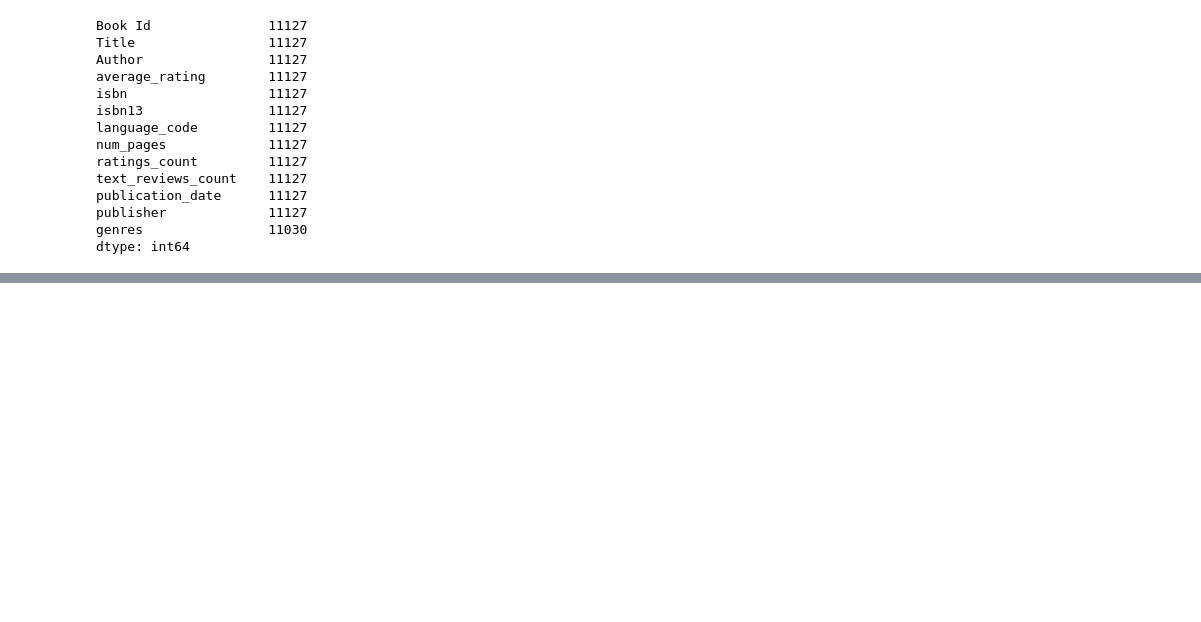
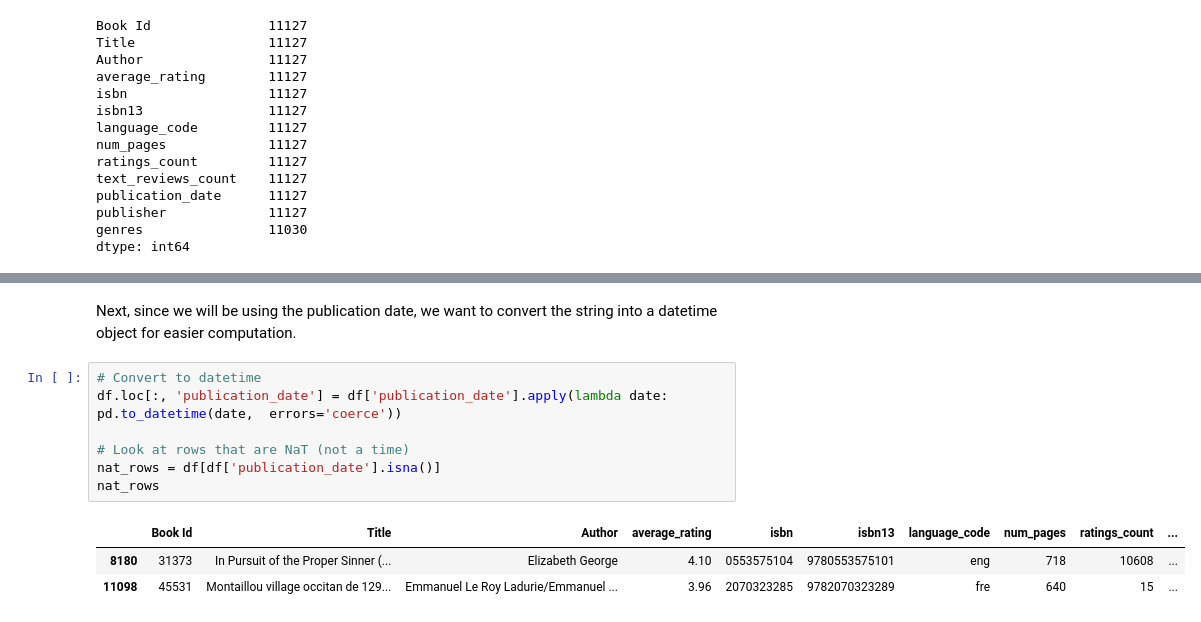
Before and after one commit to amaliped/cmsc320-group-project, a Jupyter notebook: checkpoint2.ipynb, the cells around one changed output, grey strips where cells are left out. Cells and saved outputs as stored; diff of their text form; blank space fills up the shorter version.

```diff
--- a/checkpoint2.ipynb
+++ b/checkpoint2.ipynb
@@ -82,0 +74,13 @@ array(['Fantasy;Young Adult;Fiction;Fantasy,Magic;Childrens;Adventure;Audiobook;
+# %% [markdown]
+Next, since we will be using the publication date, we want to convert the string into a datetime object for easier computation.
+# %%
+# Convert to datetime
+df.loc[:, 'publication_date'] = df['publication_date'].apply(lambda date: pd.to_datetime(date,  errors='coerce'))
+
+# Look at rows that are NaT (not a time)
+nat_rows = df[df['publication_date'].isna()]
+nat_rows
+# %% [output]
+|  | Book Id | Title | Author | average_rating | isbn | isbn13 | language_code | num_pages | ratings_count | ... |
+| 8180 | 31373 | In Pursuit of the Proper Sinner (... | Elizabeth George | 4.10 | 0553575104 | 9780553575101 | eng | 718 | 10608 | ... |
+| 11098 | 45531 | Montaillou village occitan de 129... | Emmanuel Le Roy Ladurie/Emmanuel ... | 3.96 | 2070323285 | 9782070323289 | fre | 640 | 15 | ... |
```
Also changed, not shown: parts of 12 cells of this notebook.
